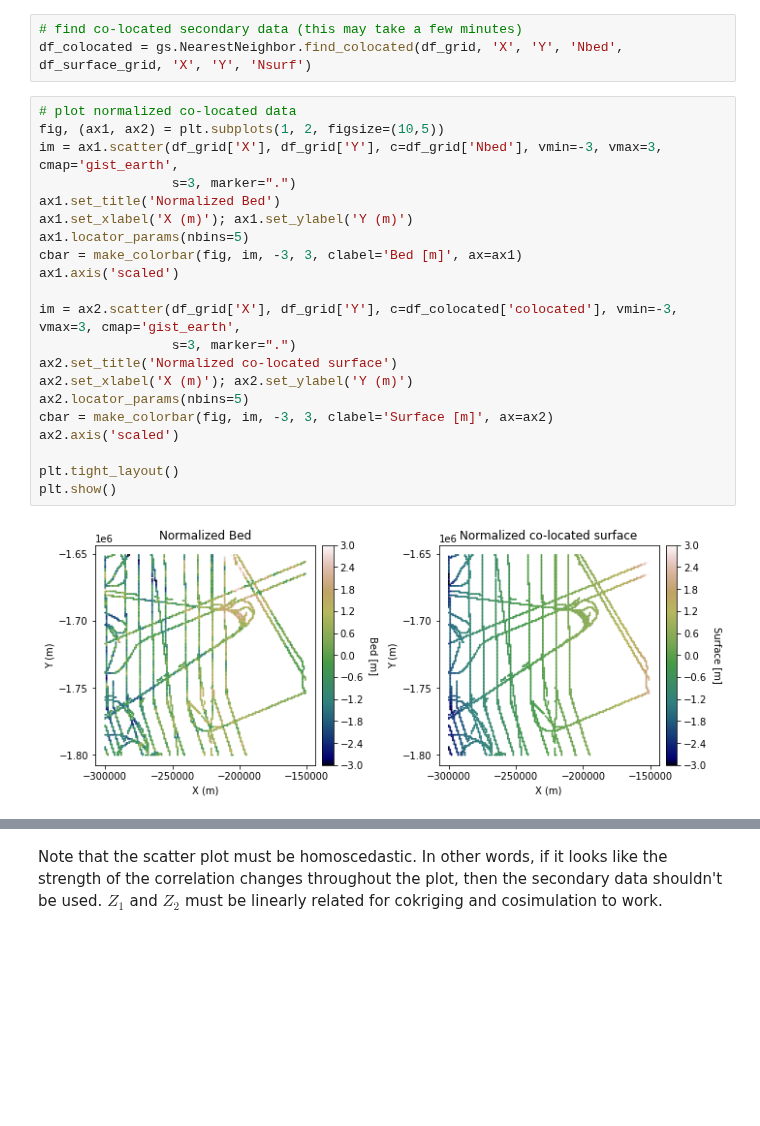
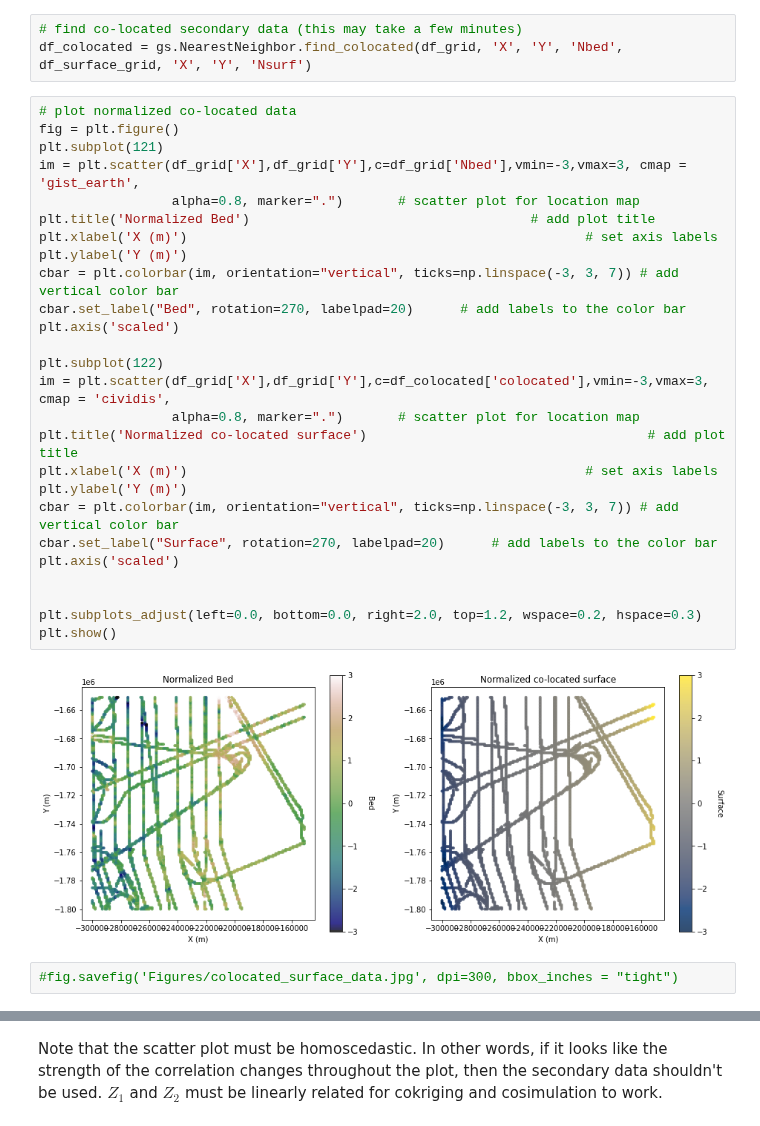
Before and after one commit to GatorGlaciology/gstatsimbook, a Jupyter notebook: _sources/9_cokriging_and_cosimulation_MM1.ipynb, the cells around one changed output, grey strips where cells are left out. Drawn from its saved outputs; the diff is of its cells as text; blank space fills up the shorter version.

```diff
--- a/_sources/9_cokriging_and_cosimulation_MM1.ipynb
+++ b/_sources/9_cokriging_and_cosimulation_MM1.ipynb
@@ -146,27 +160,34 @@ Here we compute $\rho_{12}(0)$. We start by finding all of the co-located primar
 df_colocated = gs.NearestNeighbor.find_colocated(df_grid, 'X', 'Y', 'Nbed', df_surface_grid, 'X', 'Y', 'Nsurf')
 # %%
 # plot normalized co-located data
-fig, (ax1, ax2) = plt.subplots(1, 2, figsize=(10,5))
-im = ax1.scatter(df_grid['X'], df_grid['Y'], c=df_grid['Nbed'], vmin=-3, vmax=3, cmap='gist_earth',
-                 s=3, marker=".")
-ax1.set_title('Normalized Bed')
-ax1.set_xlabel('X (m)'); ax1.set_ylabel('Y (m)')
-ax1.locator_params(nbins=5)
-cbar = make_colorbar(fig, im, -3, 3, clabel='Bed [m]', ax=ax1)
-ax1.axis('scaled')
+fig = plt.figure()
+plt.subplot(121)
+im = plt.scatter(df_grid['X'],df_grid['Y'],c=df_grid['Nbed'],vmin=-3,vmax=3, cmap = 'gist_earth',
+                 alpha=0.8, marker=".")       # scatter plot for location map
+plt.title('Normalized Bed')                                    # add plot title
+plt.xlabel('X (m)')                                                   # set axis labels
+plt.ylabel('Y (m)')
+cbar = plt.colorbar(im, orientation="vertical", ticks=np.linspace(-3, 3, 7)) # add vertical color bar
+cbar.set_label("Bed", rotation=270, labelpad=20)      # add labels to the color bar
+plt.axis('scaled')
 
-im = ax2.scatter(df_grid['X'], df_grid['Y'], c=df_colocated['colocated'], vmin=-3, vmax=3, cmap='gist_earth',
-                 s=3, marker=".")
-ax2.set_title('Normalized co-located surface')
-ax2.set_xlabel('X (m)'); ax2.set_ylabel('Y (m)')
-ax2.locator_params(nbins=5)
-cbar = make_colorbar(fig, im, -3, 3, clabel='Surface [m]', ax=ax2)
-ax2.axis('scaled')
+plt.subplot(122)
+im = plt.scatter(df_grid['X'],df_grid['Y'],c=df_colocated['colocated'],vmin=-3,vmax=3, cmap = 'cividis',
+                 alpha=0.8, marker=".")       # scatter plot for location map
+plt.title('Normalized co-located surface')                                    # add plot title
+plt.xlabel('X (m)')                                                   # set axis labels
+plt.ylabel('Y (m)')
+cbar = plt.colorbar(im, orientation="vertical", ticks=np.linspace(-3, 3, 7)) # add vertical color bar
+cbar.set_label("Surface", rotation=270, labelpad=20)      # add labels to the color bar
+plt.axis('scaled')
 
-plt.tight_layout()
+
+plt.subplots_adjust(left=0.0, bottom=0.0, right=2.0, top=1.2, wspace=0.2, hspace=0.3)
 plt.show()
 # %% [output]
-[figure, old version]
+[figure, new version]
+# %%
+#fig.savefig('Figures/colocated_surface_data.jpg', dpi=300, bbox_inches = "tight")
 # %%
 # compute correlation coefficient
 rho12 = np.corrcoef(df_grid['Nbed'],df_colocated['colocated'])
```
Also changed, not shown: parts of 21 cells of this notebook, 19 other files.
